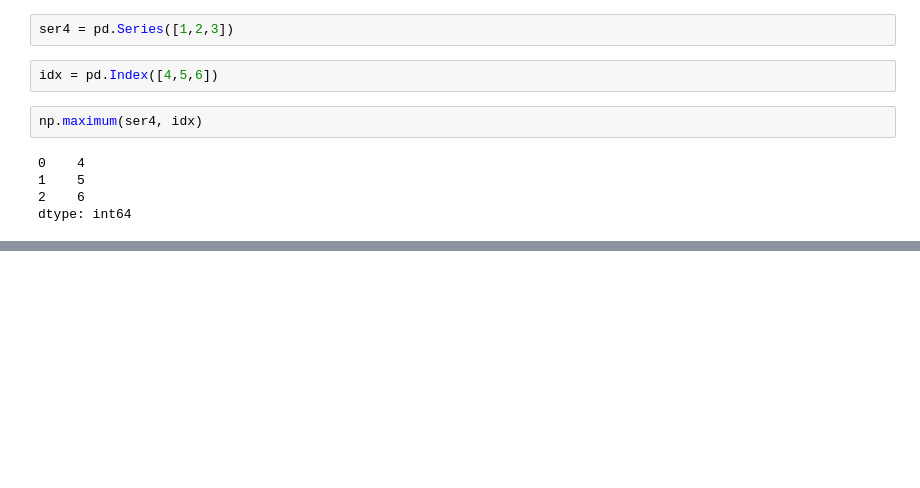
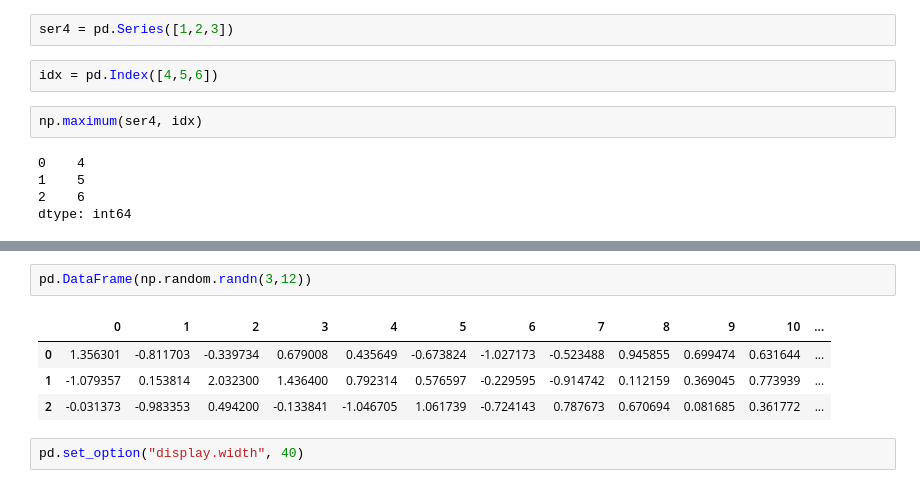
Before and after one commit to mangxiao2018/PandasSample, a Jupyter notebook: 100003-DataFrame.ipynb, the cells around one changed output, grey strips where cells are left out. Drawn from its saved outputs; the diff is of its cells as text; blank space fills up the shorter version.

```diff
--- a/100003-DataFrame.ipynb
+++ b/100003-DataFrame.ipynb
@@ -596,0 +659,9 @@ dtype: int64
+# %%
+pd.DataFrame(np.random.randn(3,12))
+# %% [output]
+|  | 0 | 1 | 2 | 3 | 4 | 5 | 6 | 7 | 8 | 9 | 10 | ... |
+| 0 | 1.356301 | -0.811703 | -0.339734 | 0.679008 | 0.435649 | -0.673824 | -1.027173 | -0.523488 | 0.945855 | 0.699474 | 0.631644 | ... |
+| 1 | -1.079357 | 0.153814 | 2.032300 | 1.436400 | 0.792314 | 0.576597 | -0.229595 | -0.914742 | 0.112159 | 0.369045 | 0.773939 | ... |
+| 2 | -0.031373 | -0.983353 | 0.494200 | -0.133841 | -1.046705 | 1.061739 | -0.724143 | 0.787673 | 0.670694 | 0.081685 | 0.361772 | ... |
+# %%
+pd.set_option("display.width", 40)
```
Also changed, not shown: parts of 11 cells of this notebook, 1 other file.
